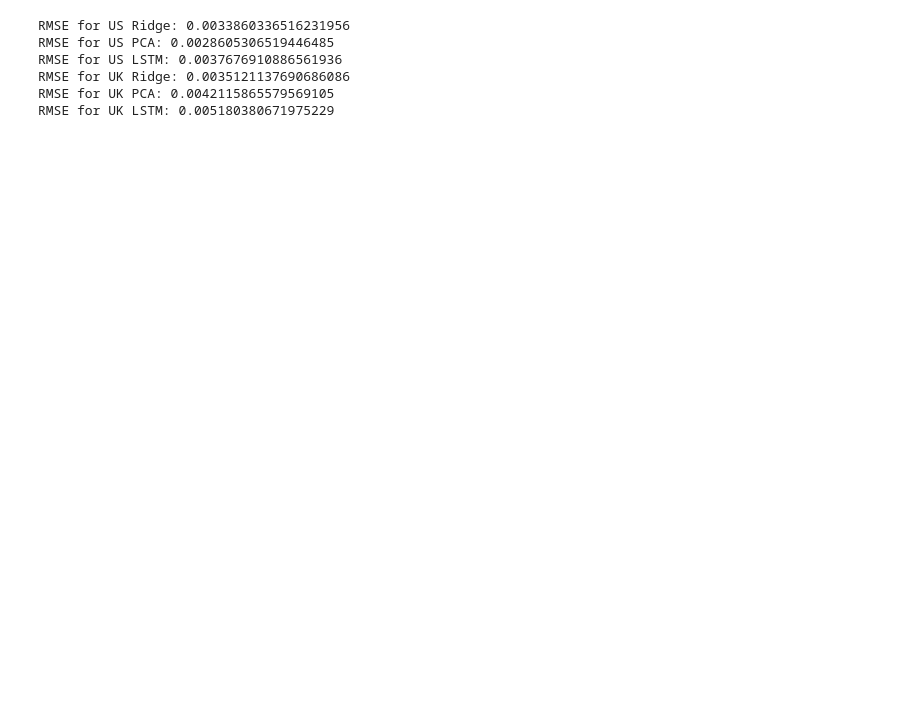
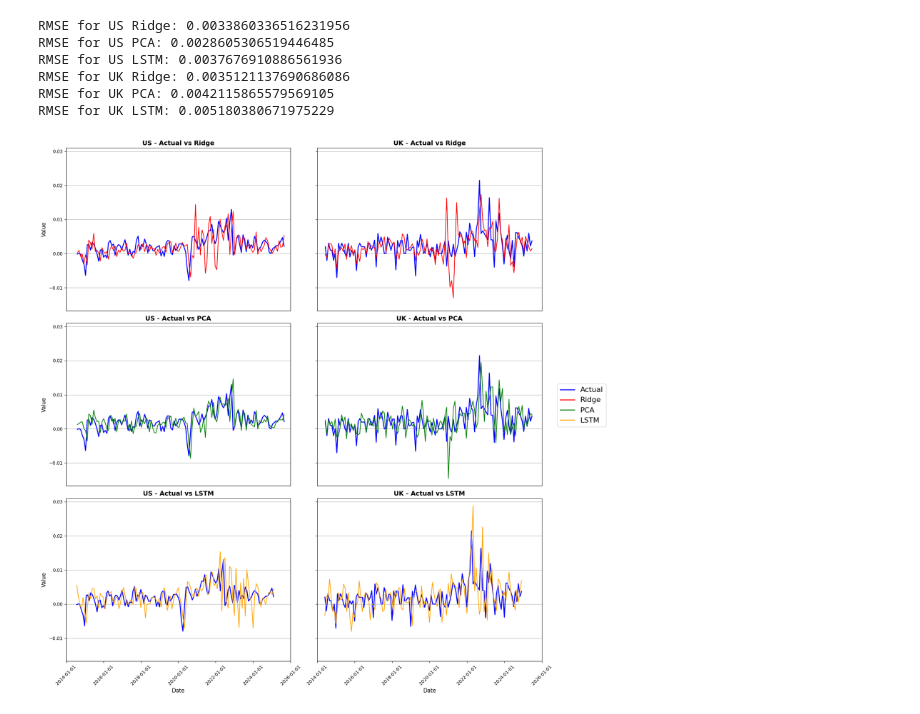
Before and after one commit to willafred/fe5213-cpi-forecasting, a Jupyter notebook: scripts/models_ml.ipynb, the cells around one changed output. Saved outputs shown, nothing was run; the diff lists cells and outputs as text; code cells hidden in the pictures; blank space fills up the shorter version.

Commit message:
cleaned up plots and filtered by 2014

```diff
--- a/scripts/models_ml.ipynb
+++ b/scripts/models_ml.ipynb
@@ -885,6 +871,9 @@ RMSE for UK PCA: 0.0042115865579569105
 RMSE for UK LSTM: 0.005180380671975229
 # %%
 def plot_us_uk_comparison(us_results, uk_results):
+    us_results = us_results[us_results['date']>='01-01-2014']
+    uk_results = uk_results[uk_results['date']>='06-01-2014']
+    # return(uk_results)
     # Create a 3x2 subplot grid (3 rows, 2 columns)
     fig, axs = plt.subplots(3, 2, figsize=(16, 18), sharey='all')
 
@@ -895,6 +884,7 @@ def plot_us_uk_comparison(us_results, uk_results):
     axs[0, 0].set_title("US - Actual vs Ridge", fontsize=14, fontweight = 'bold')
     axs[0, 0].grid(True)  # Add grid
     axs[0, 0].set_xticks([])  # Remove x-ticks
+    axs[0, 0].set_xlim(pd.Timestamp("2014-01-01"), pd.Timestamp("2025-06-01"))
 
     axs[1, 0].plot(us_results["date"], us_results["actual"], label="Actual", color='blue', linewidth=2)
     axs[1, 0].plot(us_results["date"], us_results["pca"], label="PCA", color='green')
@@ -902,6 +892,7 @@ def plot_us_uk_comparison(us_results, uk_results):
     axs[1, 0].set_title("US - Actual vs PCA", fontsize=14, fontweight = 'bold')
     axs[1, 0].grid(True)  # Add grid
     axs[1, 0].set_xticks([])  # Remove x-ticks
+    axs[1, 0].set_xlim(pd.Timestamp("2014-01-01"), pd.Timestamp("2025-06-01"))
 
     axs[2, 0].plot(us_results["date"], us_results["actual"], label="Actual", color='blue', linewidth=2)
     axs[2, 0].plot(us_results["date"], us_results["lstm"], label="LSTM", color='orange')
@@ -909,50 +900,56 @@ def plot_us_uk_comparison(us_results, uk_results):
     axs[2, 0].set_ylabel("Value", fontsize=12)
     axs[2, 0].set_title("US - Actual vs LSTM", fontsize=14, fontweight = 'bold')
     axs[2, 0].grid(True, axis='y')  # Add grid
+    axs[2, 0].set_xlim(pd.Timestamp("2014-01-01"), pd.Timestamp("2025-06-01"))
 
     # Plot UK results in the second column
     axs[0, 1].plot(uk_results["date"], uk_results["actual"], label="Actual", color='blue', linewidth=2)
     axs[0, 1].plot(uk_results["date"], uk_results["ridge"], label="Ridge", color='red')
-    axs[0, 1].set_ylabel("Value", fontsize=12)
+    # axs[0, 1].set_ylabel("Value", fontsize=12)
     axs[0, 1].set_title("UK - Actual vs Ridge", fontsize=14, fontweight = 'bold')
     axs[0, 1].grid(True)  # Add grid
     axs[0, 1].set_xticks([])  # Remove x-ticks
+    axs[0, 1].set_xlim(pd.Timestamp("2014-01-01"), pd.Timestamp("2025-06-01"))
 
     axs[1, 1].plot(uk_results["date"], uk_results["actual"], label="Actual", color='blue', linewidth=2)
     axs[1, 1].plot(uk_results["date"], uk_results["pca"], label="PCA", color='green')
-    axs[1, 1].set_ylabel("Value", fontsize=12)
+    # axs[1, 1].set_ylabel("Value", fontsize=12)
     axs[1, 1].set_title("UK - Actual vs PCA", fontsize=14, fontweight = 'bold')
     axs[1, 1].grid(True)  # Add grid
     axs[1, 1].set_xticks([])  # Remove x-ticks
+    axs[1, 1].set_xlim(pd.Timestamp("2014-01-01"), pd.Timestamp("2025-06-01"))
 
     axs[2, 1].plot(uk_results["date"], uk_results["actual"], label="Actual", color='blue', linewidth=2)
     axs[2, 1].plot(uk_results["date"], uk_results["lstm"], label="LSTM", color='orange')
     axs[2, 1].set_xlabel("Date", fontsize=12)
-    axs[2, 1].set_ylabel("Value", fontsize=12)
+    # axs[2, 1].set_ylabel("Value", fontsize=12)
     axs[2, 1].set_title("UK - Actual vs LSTM", fontsize=14, fontweight = 'bold')
     axs[2, 1].grid(True, axis='y')  # Add grid
+    axs[2, 1].set_xlim(pd.Timestamp("2014-01-01"), pd.Timestamp("2025-06-01"))
 
     # Define a single custom legend for all subplots
     handles = [
         plt.Line2D([0], [0], color='blue', lw=2, label='Actual'),
         plt.Line2D([0], [0], color='red', lw=2, label='Ridge'),
         plt.Line2D([0], [0], color='green', lw=2, label='PCA'),
         plt.Line2D([0], [0], color='orange', lw=2, label='LSTM')
     ]
     labels = ['Actual', 'Ridge', 'PCA', 'LSTM']
 
     # Add a common legend with the custom handles
     fig.legend(handles, labels, loc='center right', ncol=1, bbox_to_anchor=(1.1, 0.5), fontsize=16)
 
     # Rotate x-axis labels for all subplots
     for ax in axs.flat:
         ax.set_xticks(ax.get_xticks())
         ax.set_xticklabels(ax.get_xticklabels(), rotation=45)
 
     # Adjust layout to prevent overlap
     plt.tight_layout(rect=[0, 0, 1, 0.96])  # Adjust title and layout
 
     # Show plot
     plt.show()
 
 plot_us_uk_comparison(us_results_overall, uk_results_overall)
+# %% [output]
+[figure, added]
```
Also changed, not shown: parts of 1 cell of this notebook.
